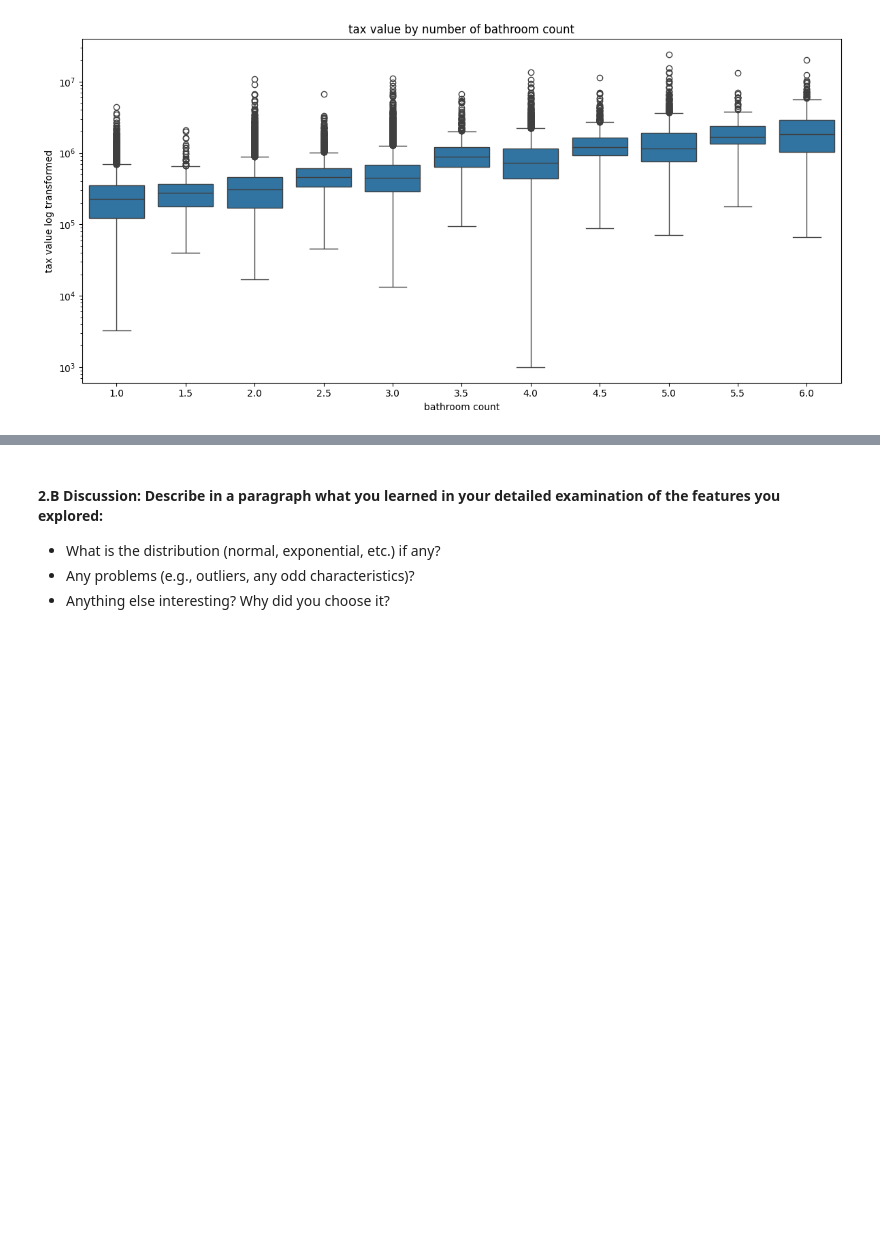
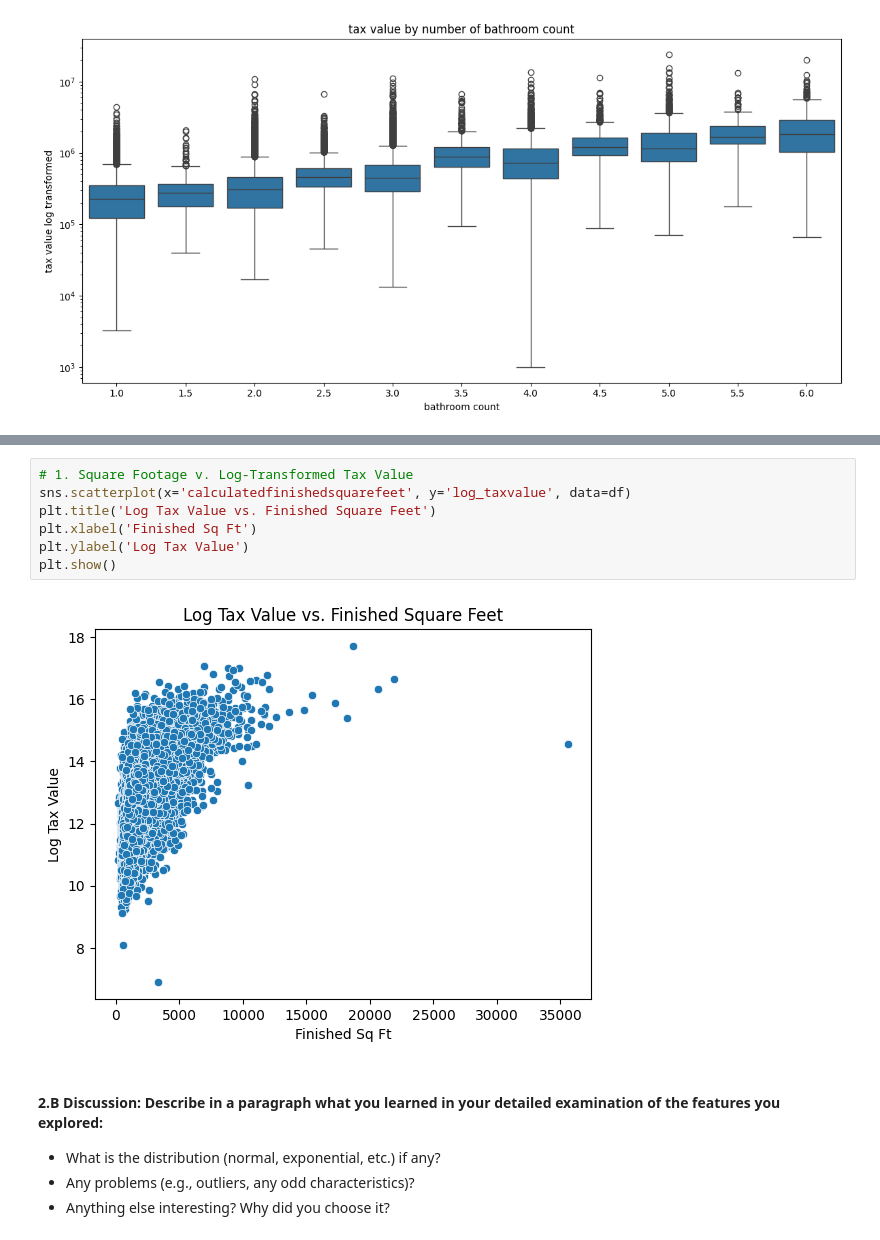
Before and after one commit to kwzhou23/DX603---Milestone-01, a Jupyter notebook: Milestone_01.ipynb, the cells around one changed output, grey strips where cells are left out. Cells and saved outputs as stored; diff of their text form; blank space fills up the shorter version.

```diff
--- a/Milestone_01.ipynb
+++ b/Milestone_01.ipynb
@@ -269,3 +311,12 @@ plt.show()
+# %%
+# 1. Square Footage v. Log-Transformed Tax Value
+sns.scatterplot(x='calculatedfinishedsquarefeet', y='log_taxvalue', data=df)
+plt.title('Log Tax Value vs. Finished Square Feet')
+plt.xlabel('Finished Sq Ft')
+plt.ylabel('Log Tax Value')
+plt.show()
+# %% [output]
+[figure, added]
 # %% [markdown]
 #### **2.B Discussion:** Describe in a paragraph what you learned in your detailed examination of the features you explored:
 - What is the distribution (normal, exponential, etc.) if any?
```
Also changed, not shown: parts of 4 cells of this notebook.
